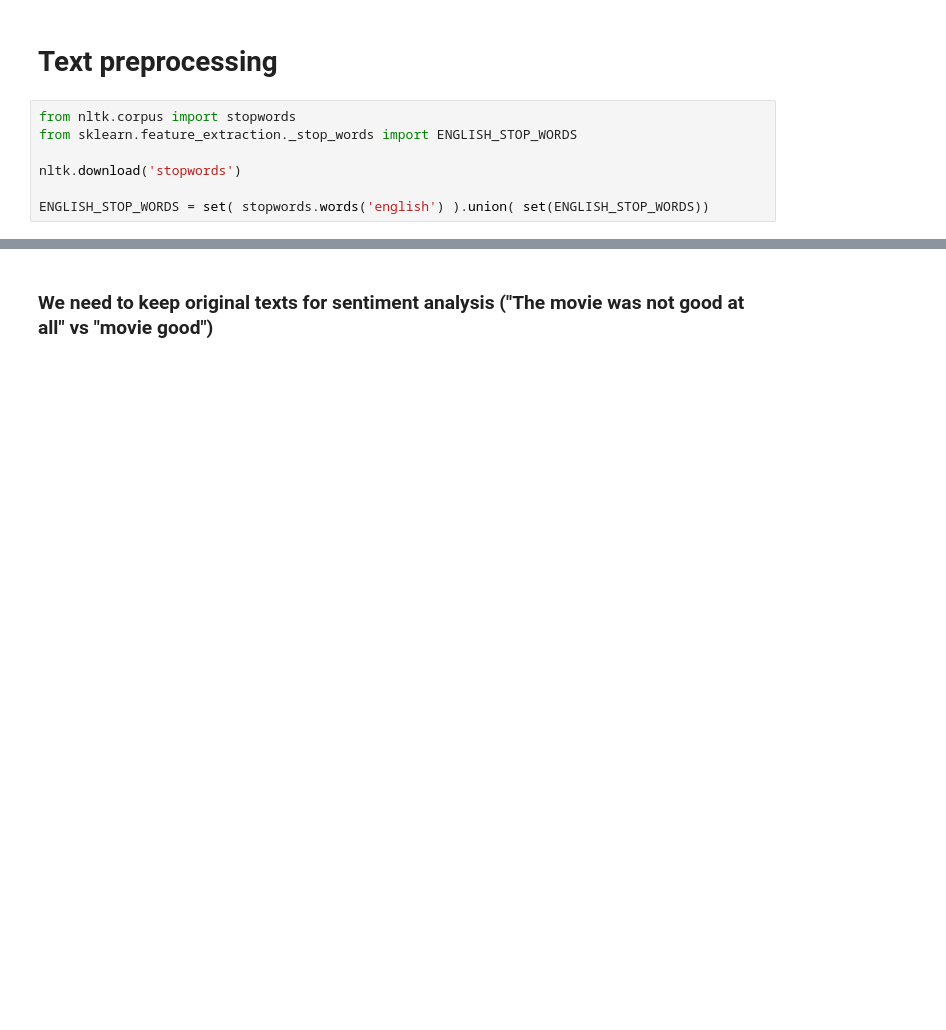
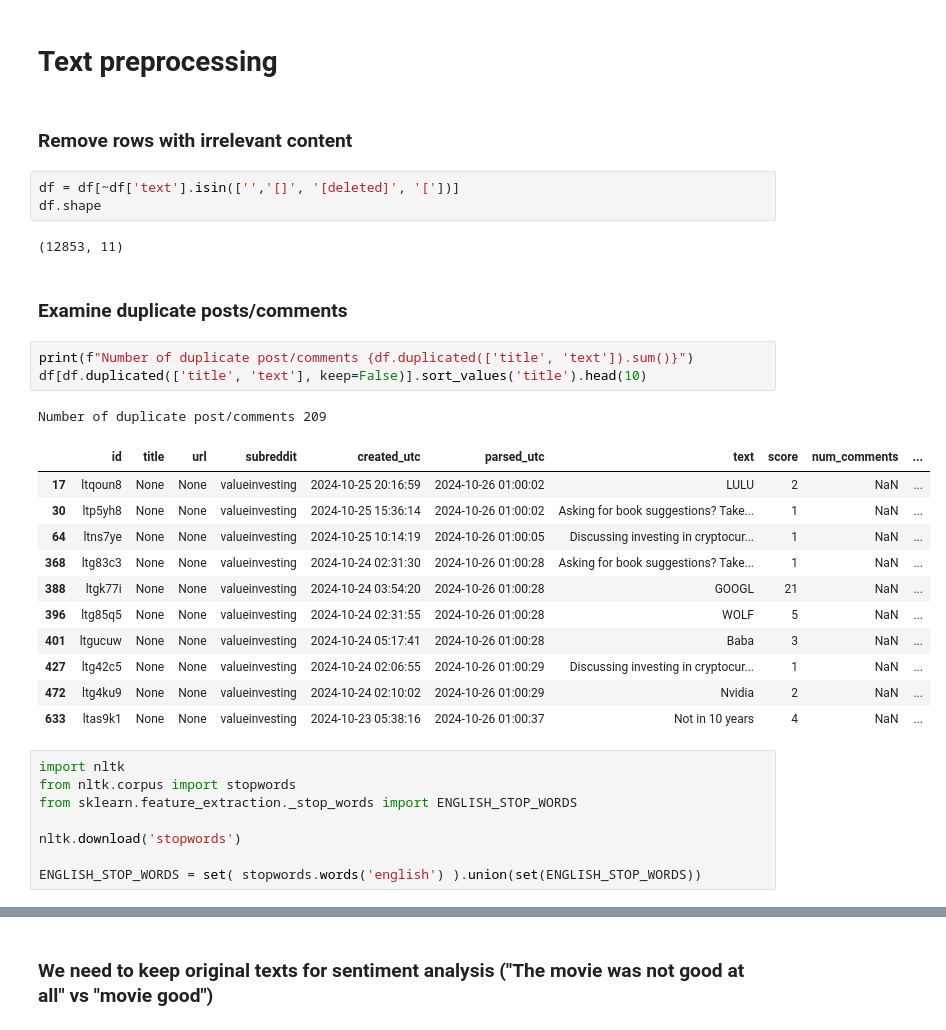
Before and after one commit to AlexIvlev/analytics_platform, a Jupyter notebook: notebooks/eda/YP_2024_Reddit_dataset_EDA.ipynb, the cells around one changed output, grey strips where cells are left out. Saved outputs shown, nothing was run; the diff lists cells and outputs as text; blank space fills up the shorter version.

```diff
--- a/notebooks/eda/YP_2024_Reddit_dataset_EDA.ipynb
+++ b/notebooks/eda/YP_2024_Reddit_dataset_EDA.ipynb
@@ -52,13 +52,39 @@ df.describe(include='all')
 | max | NaN | NaN | NaN | NaN | NaN | NaN | NaN | 814.000000 | 487.000000 | ... |
 # %% [markdown]
 # Text preprocessing
+# %% [markdown]
+### Remove rows with irrelevant content
+# %%
+df = df[~df['text'].isin(['','[]', '[deleted]', '['])]
+df.shape
+# %% [output]
+(12853, 11)
+# %% [markdown]
+### Examine duplicate posts/comments
+# %%
+print(f"Number of duplicate post/comments {df.duplicated(['title', 'text']).sum()}")
+df[df.duplicated(['title', 'text'], keep=False)].sort_values('title').head(10)
+# %% [output]
+Number of duplicate post/comments 209
+|  | id | title | url | subreddit | created_utc | parsed_utc | text | score | num_comments | ... |
+| 17 | ltqoun8 | None | None | valueinvesting | 2024-10-25 20:16:59 | 2024-10-26 01:00:02 | LULU | 2 | NaN | ... |
+| 30 | ltp5yh8 | None | None | valueinvesting | 2024-10-25 15:36:14 | 2024-10-26 01:00:02 | Asking for book suggestions? Take... | 1 | NaN | ... |
+| 64 | ltns7ye | None | None | valueinvesting | 2024-10-25 10:14:19 | 2024-10-26 01:00:05 | Discussing investing in cryptocur... | 1 | NaN | ... |
+| 368 | ltg83c3 | None | None | valueinvesting | 2024-10-24 02:31:30 | 2024-10-26 01:00:28 | Asking for book suggestions? Take... | 1 | NaN | ... |
+| 388 | ltgk77i | None | None | valueinvesting | 2024-10-24 03:54:20 | 2024-10-26 01:00:28 | GOOGL | 21 | NaN | ... |
+| 396 | ltg85q5 | None | None | valueinvesting | 2024-10-24 02:31:55 | 2024-10-26 01:00:28 | WOLF | 5 | NaN | ... |
+| 401 | ltgucuw | None | None | valueinvesting | 2024-10-24 05:17:41 | 2024-10-26 01:00:28 | Baba | 3 | NaN | ... |
+| 427 | ltg42c5 | None | None | valueinvesting | 2024-10-24 02:06:55 | 2024-10-26 01:00:29 | Discussing investing in cryptocur... | 1 | NaN | ... |
+| 472 | ltg4ku9 | None | None | valueinvesting | 2024-10-24 02:10:02 | 2024-10-26 01:00:29 | Nvidia | 2 | NaN | ... |
+| 633 | ltas9k1 | None | None | valueinvesting | 2024-10-23 05:38:16 | 2024-10-26 01:00:37 | Not in 10 years | 4 | NaN | ... |
 # %%
+import nltk
 from nltk.corpus import stopwords
 from sklearn.feature_extraction._stop_words import ENGLISH_STOP_WORDS
 
 nltk.download('stopwords')
 
-ENGLISH_STOP_WORDS = set( stopwords.words('english') ).union( set(ENGLISH_STOP_WORDS))
+ENGLISH_STOP_WORDS = set( stopwords.words('english') ).union(set(ENGLISH_STOP_WORDS))
 # %%
 all_text = df['text'].str.cat(sep=' ').lower()
 all_words = all_text.split()
```
Also changed, not shown: parts of 13 cells of this notebook.
